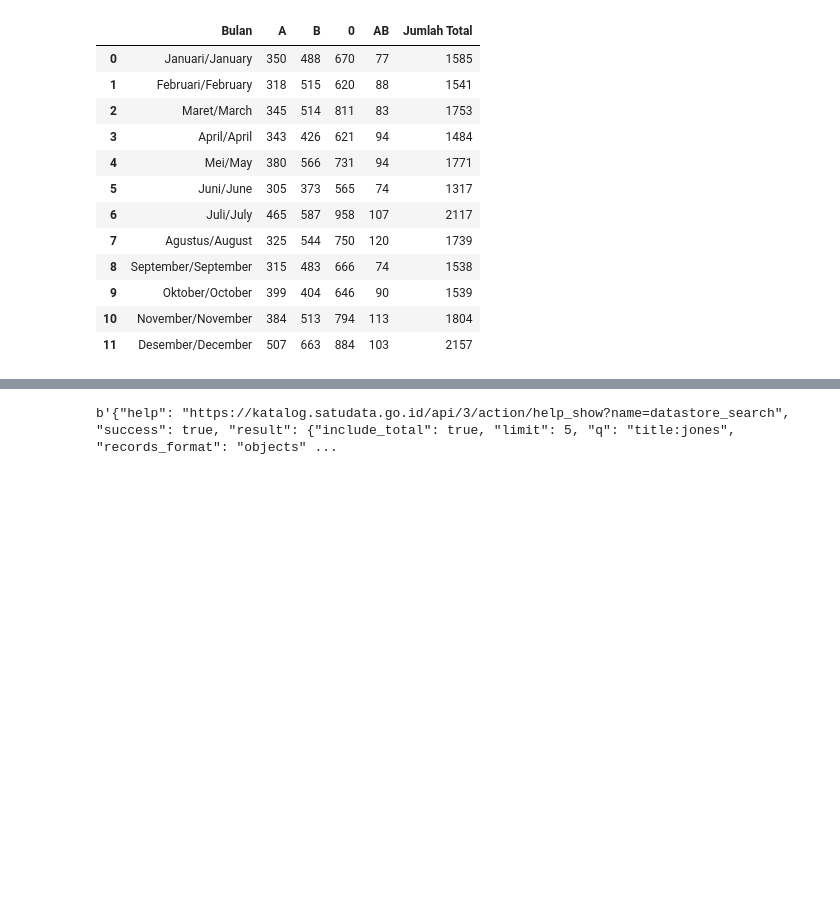
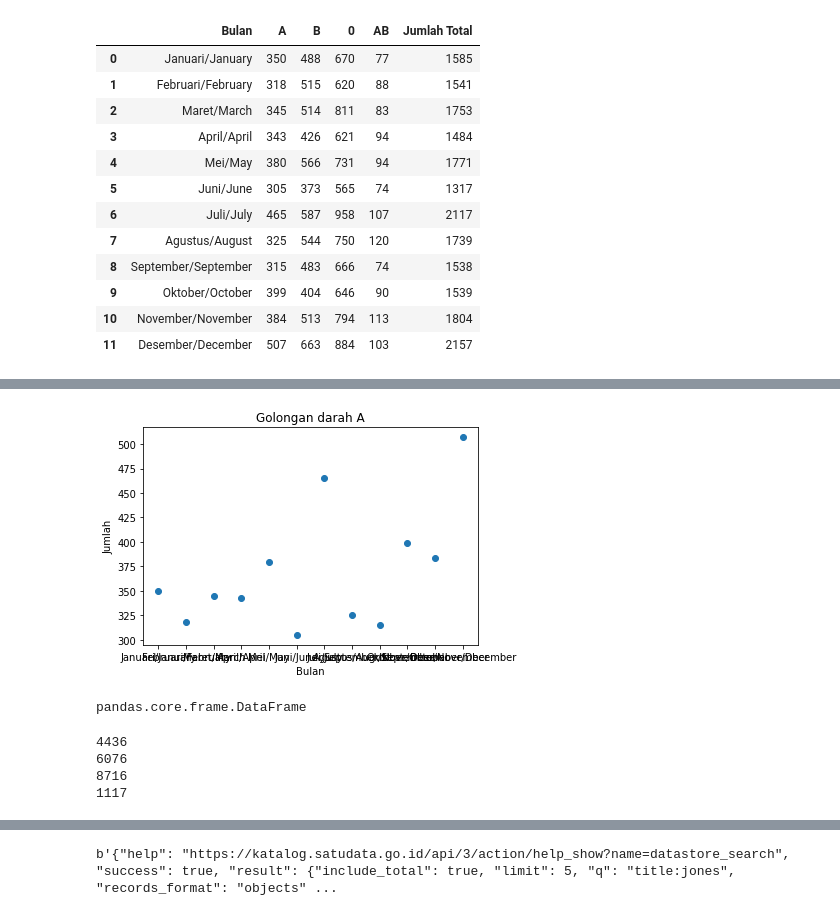
Before and after one commit to aliefakbrp/DataMining, a Jupyter notebook: _sources/notebooks.ipynb, the cells around one changed output, grey strips where cells are left out. Drawn from its saved outputs; the diff is of its cells as text; code cells hidden in the pictures; blank space fills up the shorter version.

```diff
--- a/_sources/notebooks.ipynb
+++ b/_sources/notebooks.ipynb
@@ -28,0 +68,13 @@ dahlah
+# %%
+plt.scatter(dataa['Bulan'], dataa['A'])
+plt.title("Golongan darah A")
+# dataa.plot(kind='line',figsize=(10,6))
+plt.ylabel('Jumlah')
+plt.xlabel('Bulan')
+plt.show()
+# %% [output]
+[figure, added]
+# %%
+type(dataa)
+# %% [output]
+pandas.core.frame.DataFrame
@@ -28,0 +83,20 @@ dahlah
+# %%
+A = 0
+B = 0
+O = 0
+AB = 0
+data_sum = 0
+for i in range(len(df_dataa)):
+    A += df_dataa.iloc[i][1]
+    B += df_dataa.iloc[i][2]
+    O += df_dataa.iloc[i][3]
+    AB += df_dataa.iloc[i][4]
+print(A)
+print(B)
+print(O)
+print(AB)
+# %% [output]
+4436
+6076
+8716
+1117
```
Also changed, not shown: parts of 22 cells of this notebook, 7 other files.
